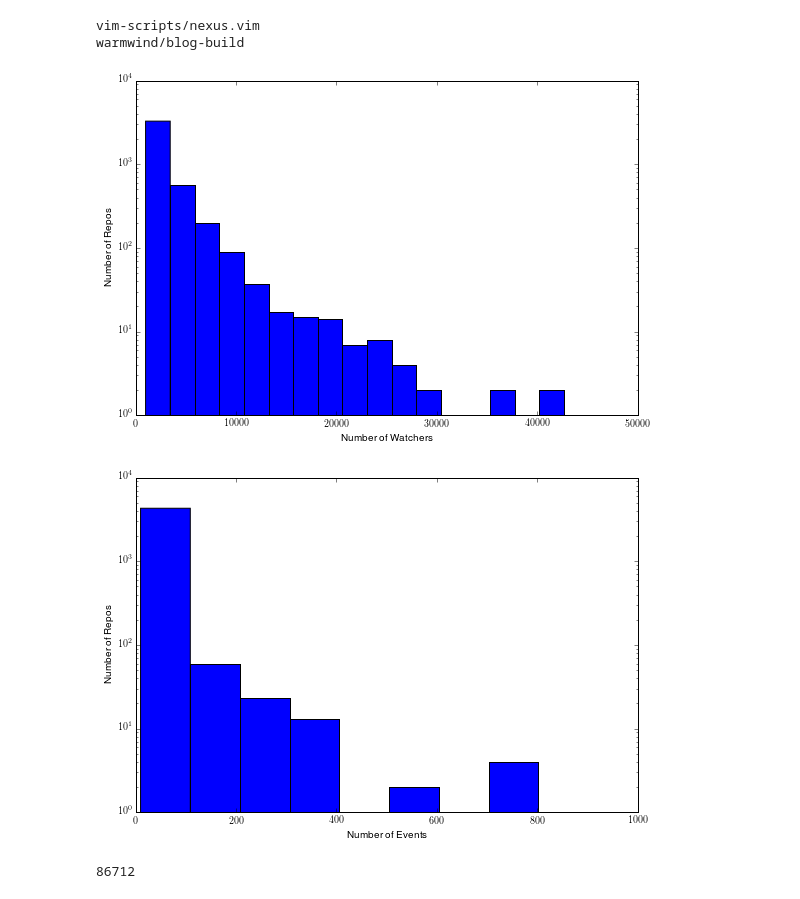
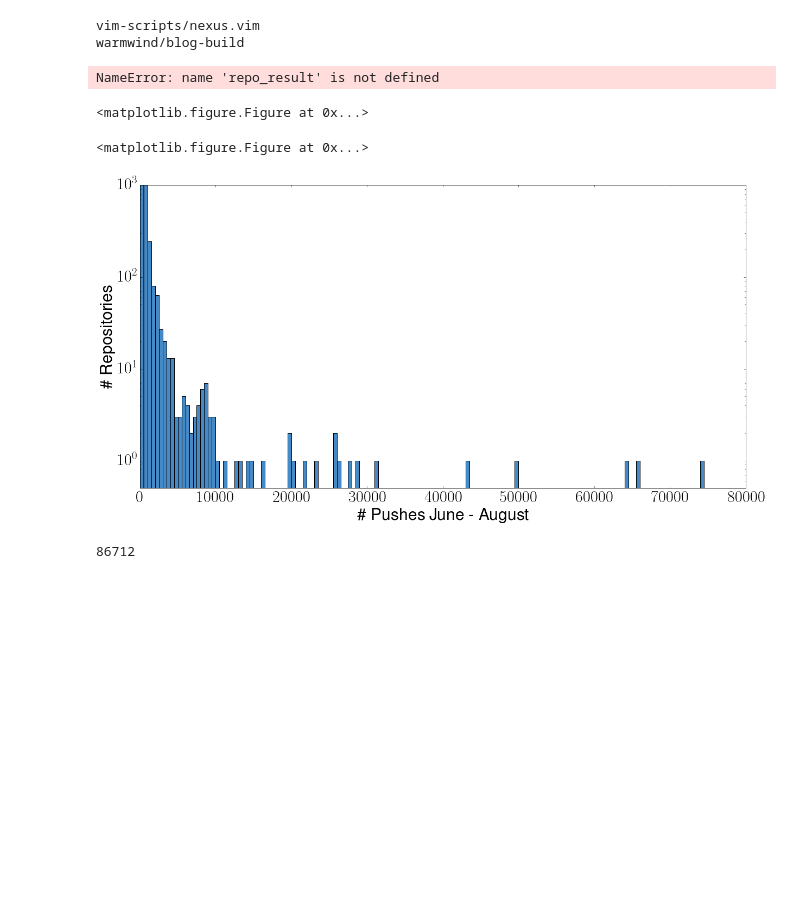
Before and after one commit to hebda/GitWatch, a Jupyter notebook: GitWatch.ipynb, the cells around one changed output. Drawn from its saved outputs; the diff is of its cells as text; code cells hidden in the pictures; blank space fills up the shorter version.

```diff
--- a/GitWatch.ipynb
+++ b/GitWatch.ipynb
@@ -490,6 +490,9 @@ cur=db.cursor()
 # %%
 cur.execute('SELECT id, watchers from repo where status=1 order by watchers DESC')
 repo_result=cur.fetchall()
+# %%
+cur.execute('SELECT count(*) as num from event where type=17 and timestamp<"2015-09-01" group by id')
+event_result=cur.fetchall()
 # %%
 import matplotlib.pyplot as plt
 import numpy as np
@@ -505,19 +508,31 @@ plt.xlabel("Number of Watchers")
 plt.ylabel("Number of Repos")
 plt.show()
 #plt.savefig('repo_vs_watchers.png')
-
-plt.figure(figsize=(700/72,500/72))
-event_n=[]
-for i in event_result:
-    event_n.append(i[1])
-plt.hist(event_n,log=True,range=[10,1000],bins=10)
-plt.xlabel("Number of Events")
-plt.ylabel("Number of Repos")
-plt.show()
-#plt.savefig('repo_vs_events.png')
 # %% [output]
-[figure, removed]
-[figure, removed]
+NameError: name 'repo_result' is not defined
+<matplotlib.figure.Figure at 0x...>
+# %%
+plt.figure(figsize=(700/72,500/72))
+event_n=[]
+for i in event_result:
+    event_n.append(i[0])
+
+fig=plt.figure()
+fig.set_size_inches((20,10))
+ax = fig.add_subplot(111)
+plt.hist(event_n,log=True,range=[0,100000],bins=200,color="#4589c7")
+plt.xlabel("\# Pushes June - August")
+plt.ylabel("\# Repositories")
+ax.set_ylim([0.5,1000])
+ax.set_xlim([0,80000])
+for item in ([ax.title, ax.xaxis.label, ax.yaxis.label] +
+             ax.get_xticklabels() + ax.get_yticklabels()):
+    item.set_fontsize(30)
+plt.show()
+#plt.savefig('repo_vs_events.png')
+# %% [output]
+<matplotlib.figure.Figure at 0x...>
+[figure, added]
 # %%
 cur.
 training_repo=cur.fetchall()
```
